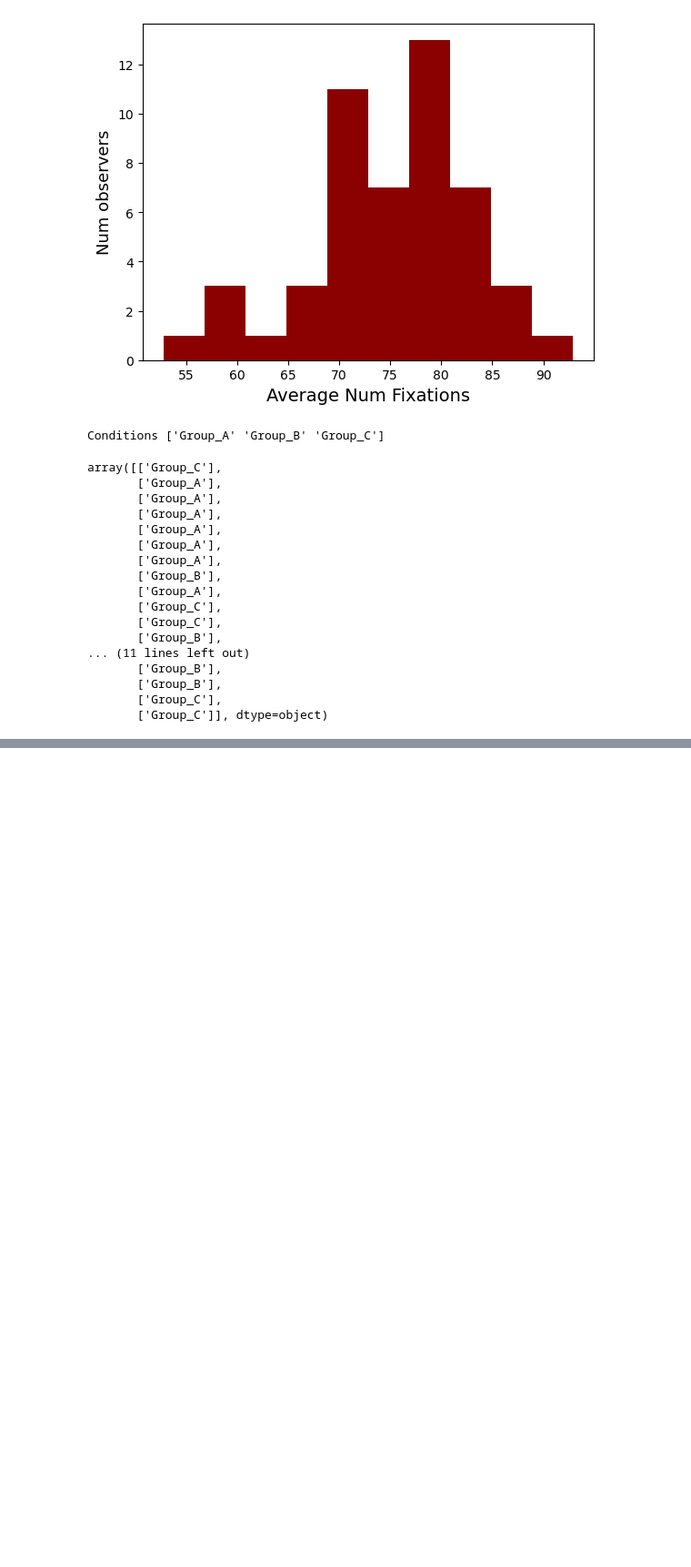
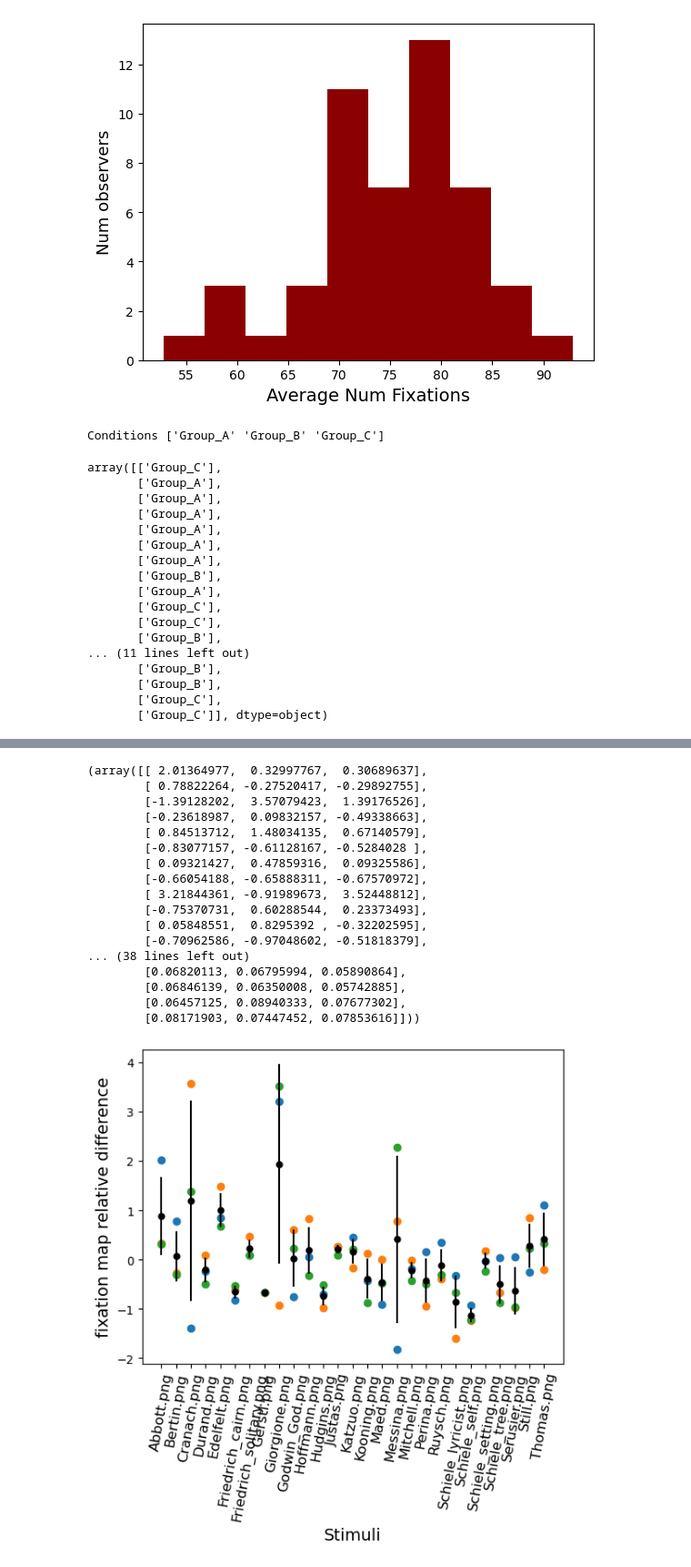
Before and after one commit to jozsarato/PyEyeSim, a Jupyter notebook: Notebooks/PyEyeSimDemo.ipynb, the cells around one changed output, grey strips where cells are left out. Shown at 91% size. Drawn from its saved outputs; the diff is of its cells as text; code cells hidden in the pictures; blank space fills up the shorter version.

```diff
--- a/Notebooks/PyEyeSimDemo.ipynb
+++ b/Notebooks/PyEyeSimDemo.ipynb
@@ -735,0 +738,21 @@ Calculating entropy
+# %%
+WithinDat.RunDiffDivs(2,5)
+# %% [output]
+(array([[ 2.01364977,  0.32997767,  0.30689637],
+        [ 0.78822264, -0.27520417, -0.29892755],
+        [-1.39128202,  3.57079423,  1.39176526],
+        [-0.23618987,  0.09832157, -0.49338663],
+        [ 0.84513712,  1.48034135,  0.67140579],
+        [-0.83077157, -0.61128167, -0.5284028 ],
+        [ 0.09321427,  0.47859316,  0.09325586],
+        [-0.66054188, -0.65888311, -0.67570972],
+        [ 3.21844361, -0.91989673,  3.52448812],
+        [-0.75370731,  0.60288544,  0.23373493],
+        [ 0.05848551,  0.8295392 , -0.32202595],
+        [-0.70962586, -0.97048602, -0.51818379],
+... (38 lines left out)
+        [0.06820113, 0.06795994, 0.05890864],
+        [0.06846139, 0.06350008, 0.05742885],
+        [0.06457125, 0.08940333, 0.07677302],
+        [0.08171903, 0.07447452, 0.07853616]]))
+[figure, added]
```
Also changed, not shown: parts of 6 cells of this notebook, 1 other file.
